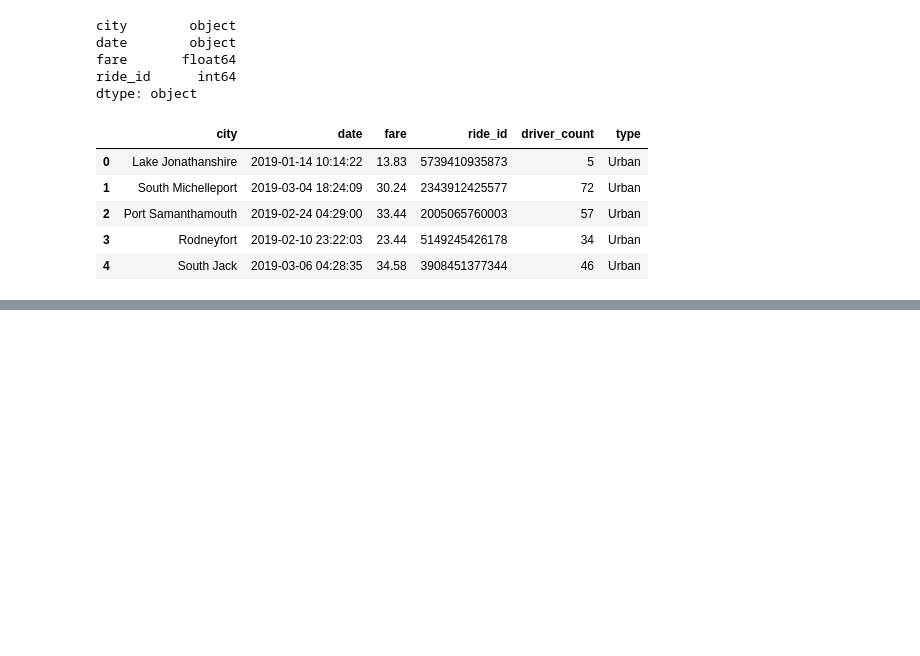
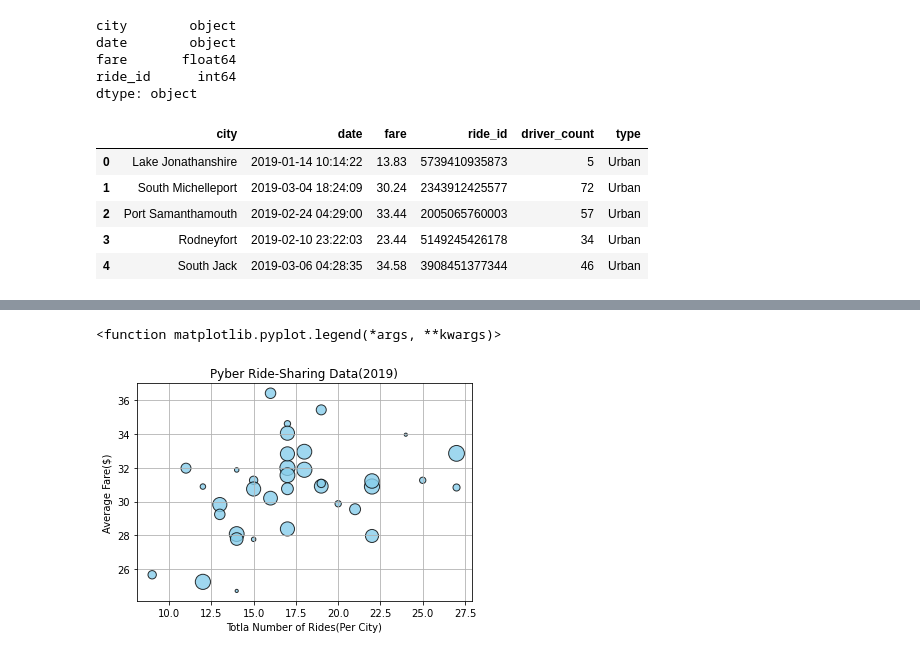
Before and after one commit to Nehemiahmageto/Ber_Analysis, a Jupyter notebook: Pyber_Analysis.ipynb, the cells around one changed output, grey strips where cells are left out. Saved outputs shown, nothing was run; the diff lists cells and outputs as text; code cells hidden in the pictures; blank space fills up the shorter version.

```diff
--- a/Pyber_Analysis.ipynb
+++ b/Pyber_Analysis.ipynb
@@ -94,0 +116,3 @@ pyber_data_df.head()
+# %%
+suburban_cities_df = pyber_data_df[pyber_data_df['type'] == 'Suburban']
+suburban_cities_df.head()
@@ -94,0 +138,5 @@ pyber_data_df.head()
+# %%
+# Create the su urban and rural ride count
+suburban_ride_count = suburban_cities_df.groupby(["city"]).count()["ride_id"]
+
+rural_ride_count = rural_cities_df.groupby(["city"]).count()["ride_id"]
@@ -94,0 +190,17 @@ pyber_data_df.head()
+# %%
+# Build the scatter plots for the suburban cities
+plt.scatter(suburban_ride_count,
+           suburban_avg_fare,
+           s=10*suburban_driver_count, c="skyblue",
+           edgecolor="black", linewidth=1,
+           alpha=0.8, label="Suburban")
+plt.title("Pyber Ride-Sharing Data(2019)")
+plt.ylabel("Average Fare($)")
+plt.xlabel("Totla Number of Rides(Per City)")
+plt.grid(True)
+
+# Add the legend
+plt.legend
+# %% [output]
+<function matplotlib.pyplot.legend(*args, **kwargs)>
+[figure, added]
```
Also changed, not shown: parts of 13 cells of this notebook, 1 other file.
